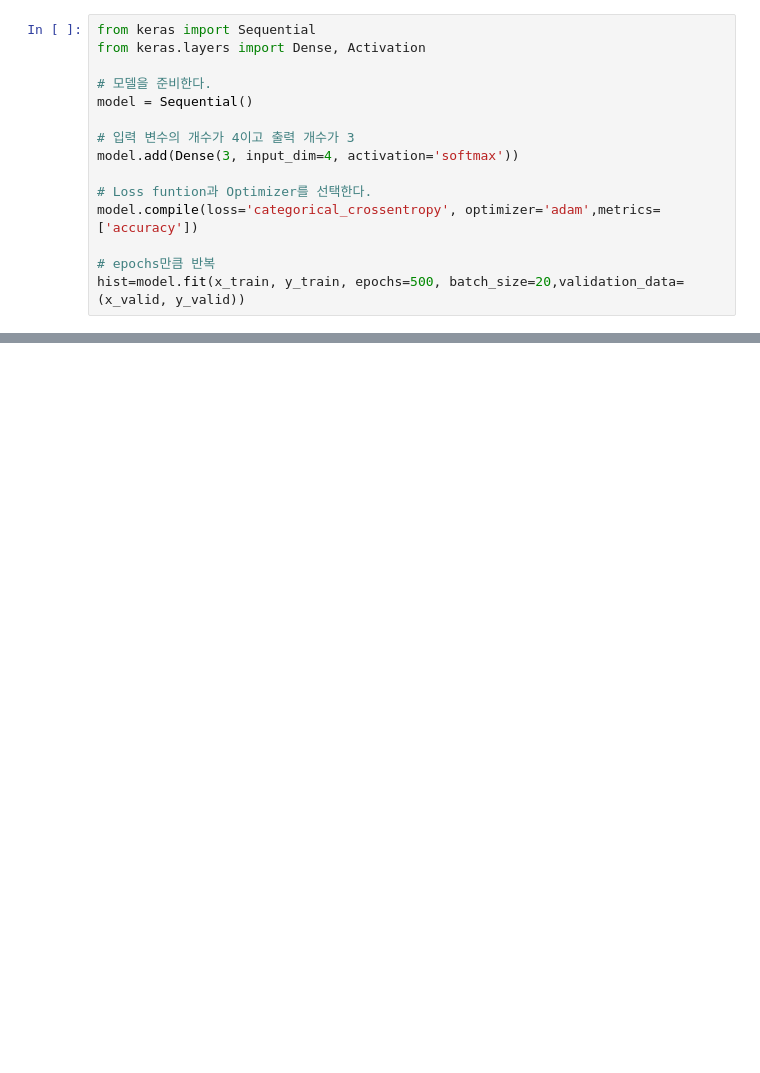
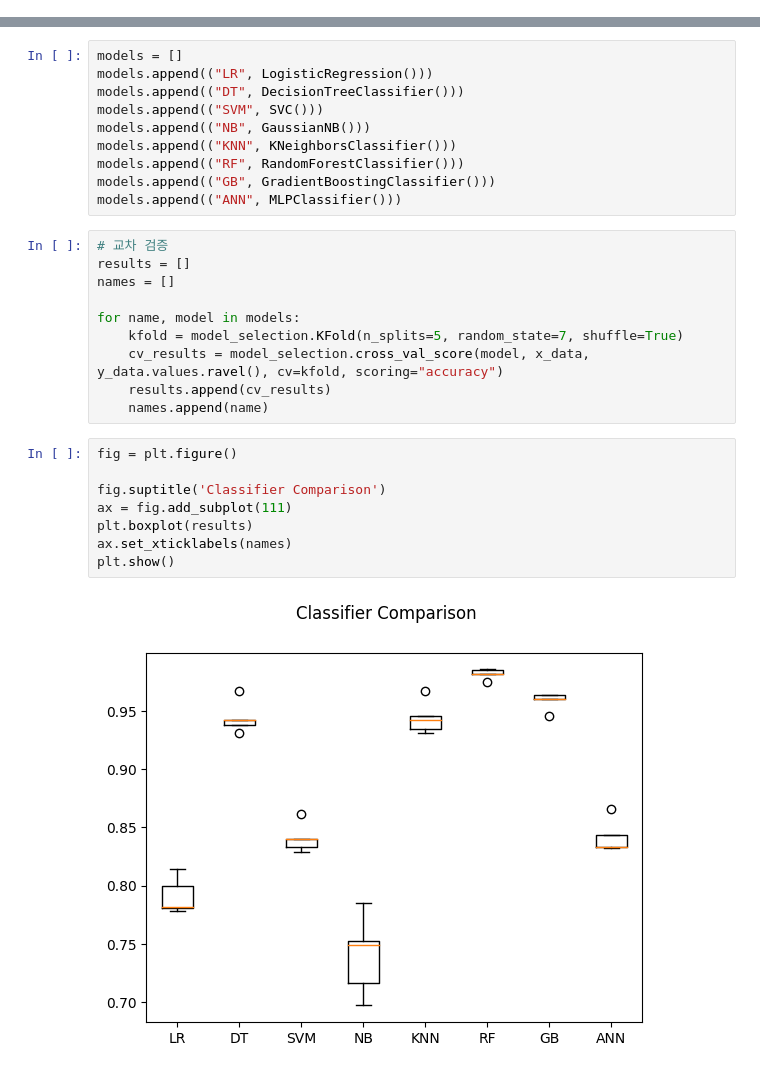
Before and after one commit to solong96/solong96, a Jupyter notebook: spatial_category_mac.ipynb, the cells around one changed output, grey strips where cells are left out. Drawn from its saved outputs; the diff is of its cells as text; blank space fills up the shorter version.

```diff
--- a/spatial_category_mac.ipynb
+++ b/spatial_category_mac.ipynb
@@ -112,15 +207,0 @@ print(y_valid[:5])
-# %%
-from keras import Sequential
-from keras.layers import Dense, Activation
-
-# 모델을 준비한다.
-model = Sequential()
-
-# 입력 변수의 개수가 4이고 출력 개수가 3
-model.add(Dense(3, input_dim=4, activation='softmax'))
-
-# Loss funtion과 Optimizer를 선택한다.
-model.compile(loss='categorical_crossentropy', optimizer='adam',metrics=['accuracy'])
-
-# epochs만큼 반복
-hist=model.fit(x_train, y_train, epochs=500, batch_size=20,validation_data=(x_valid, y_valid))
@@ -417,0 +222,30 @@ print(clf.predict_proba(X)[0])
+# %%
+models = []
+models.append(("LR", LogisticRegression()))
+models.append(("DT", DecisionTreeClassifier()))
+models.append(("SVM", SVC()))
+models.append(("NB", GaussianNB()))
+models.append(("KNN", KNeighborsClassifier()))
+models.append(("RF", RandomForestClassifier()))
+models.append(("GB", GradientBoostingClassifier()))
+models.append(("ANN", MLPClassifier()))
+# %%
+# 교차 검증
+results = []
+names = []
+
+for name, model in models:
+    kfold = model_selection.KFold(n_splits=5, random_state=7, shuffle=True)
+    cv_results = model_selection.cross_val_score(model, x_data, y_data.values.ravel(), cv=kfold, scoring="accuracy")
+    results.append(cv_results)
+    names.append(name)
+# %%
+fig = plt.figure()
+
+fig.suptitle('Classifier Comparison')
+ax = fig.add_subplot(111)
+plt.boxplot(results)
+ax.set_xticklabels(names)
+plt.show()
+# %% [output]
+[figure, added]
```
Also changed, not shown: parts of 47 cells of this notebook.
